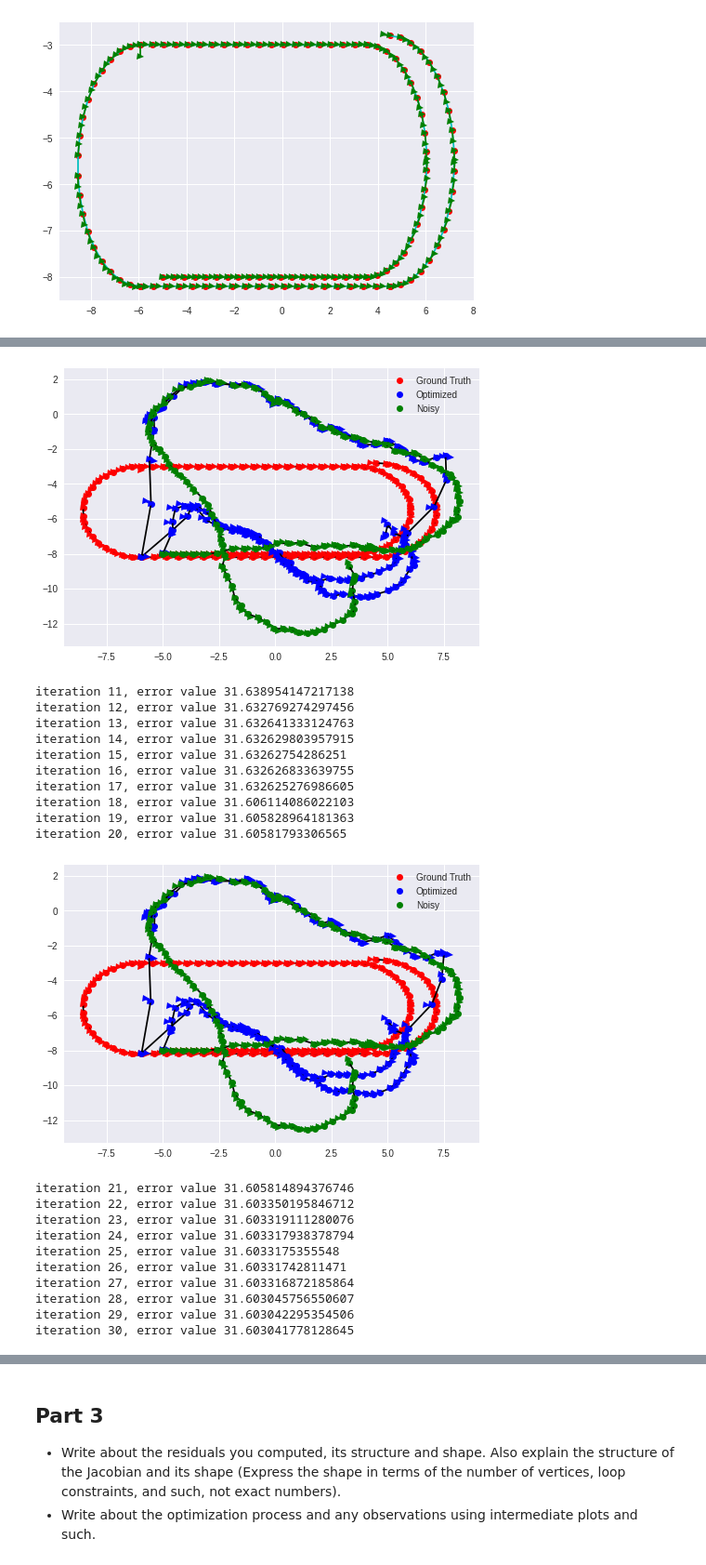
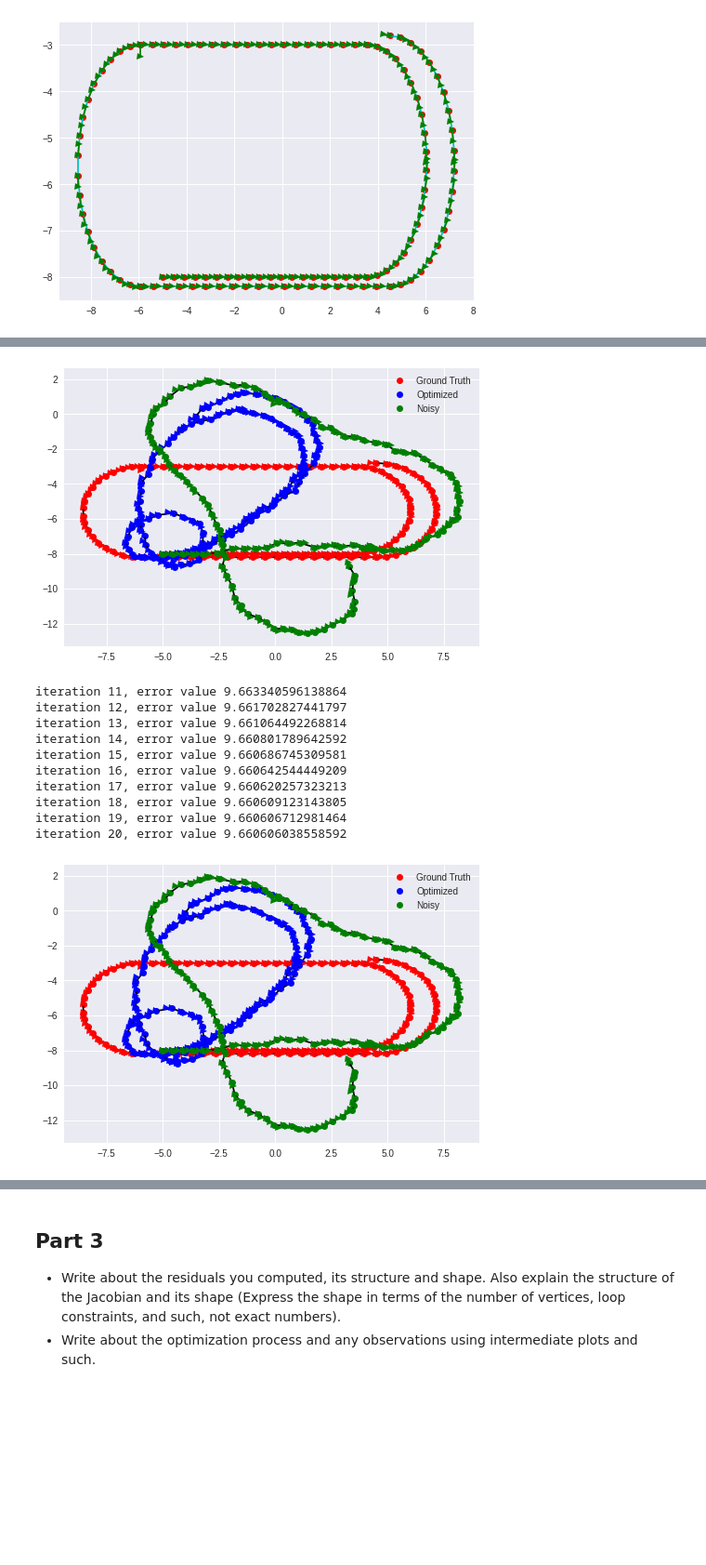
Before and after one commit to aravind-3105/Pose-Graph-Optimisation, a Jupyter notebook: questions/Question 2 - 2D SLAM.ipynb, the cells around one changed output, grey strips where cells are left out. Shown at 93% size. Saved outputs shown, nothing was run; the diff lists cells and outputs as text; code cells hidden in the pictures; blank space fills up the shorter version.

```diff
--- a/questions/Question 2 - 2D SLAM.ipynb
+++ b/questions/Question 2 - 2D SLAM.ipynb
@@ -364,14 +364,14 @@ Note that here we are comparing the jacobians for our initial given poses and co
 # %%
 #LM update
 def LM(J,info,residual,lamb):
-    b = -jnp.matmul(jnp.matmul((J.T),(info)),jnp.array(residual))
+    b = -jnp.matmul(jnp.matmul((J.T),(info.T)),jnp.array(residual))
     H = jnp.matmul(jnp.matmul((J.T),(info)),J)
     H = H + lamb * jnp.eye(H.shape[0])
-    deltaX = jnp.matmul(jnp.linalg.pinv(H),b)
+    deltaX = jnp.matmul(jnp.linalg.inv(H),b)
     return deltaX
 # %%
 #finding info matrix
-k1,k2,k3 = 0.5,100,800
+k1,k2,k3 = 10,800,900
 
 info = np.zeros((3*(edge[0].shape[0] + 1),3*(edge[0].shape[0] + 1)))
 for i in range(edge[0].shape[0]):
@@ -399,8 +399,8 @@ draw(xgt, ygt, anggt)
 #The algorithm
 xorg,yorg,angorg = np.array(poseList[:,0]), np.array(poseList[:,1]), np.array(poseList[:,2])
 x,y,ang = np.array(poseList[:,0]), np.array(poseList[:,1]), np.array(poseList[:,2])
-numiter = 30
-lamb = 1
+numiter = 20
+lamb = 0.01
 cost = []
 
 #initial
@@ -454,22 +454,12 @@ iteration 10, error value 32.00492048276666
-[figure, old version]
+[figure, new version]
-iteration 11, error value 31.638954147217138
-iteration 12, error value 31.632769274297456
-iteration 13, error value 31.632641333124763
-iteration 14, error value 31.632629803957915
-iteration 15, error value 31.63262754286251
-iteration 16, error value 31.632626833639755
-iteration 17, error value 31.632625276986605
-iteration 18, error value 31.606114086022103
-iteration 19, error value 31.605828964181363
-iteration 20, error value 31.60581793306565
+iteration 11, error value 9.663340596138864
+iteration 12, error value 9.661702827441797
+iteration 13, error value 9.661064492268814
+iteration 14, error value 9.660801789642592
+iteration 15, error value 9.660686745309581
+iteration 16, error value 9.660642544449209
+iteration 17, error value 9.660620257323213
+iteration 18, error value 9.660609123143805
+iteration 19, error value 9.660606712981464
+iteration 20, error value 9.660606038558592
-[figure, old version]
+[figure, new version]
-iteration 21, error value 31.605814894376746
-iteration 22, error value 31.603350195846712
-iteration 23, error value 31.603319111280076
-iteration 24, error value 31.603317938378794
-iteration 25, error value 31.6033175355548
-iteration 26, error value 31.60331742811471
-iteration 27, error value 31.603316872185864
-iteration 28, error value 31.603045756550607
-iteration 29, error value 31.603042295354506
-iteration 30, error value 31.603041778128645
```
Also changed, not shown: parts of 7 cells of this notebook, 41 other files.
